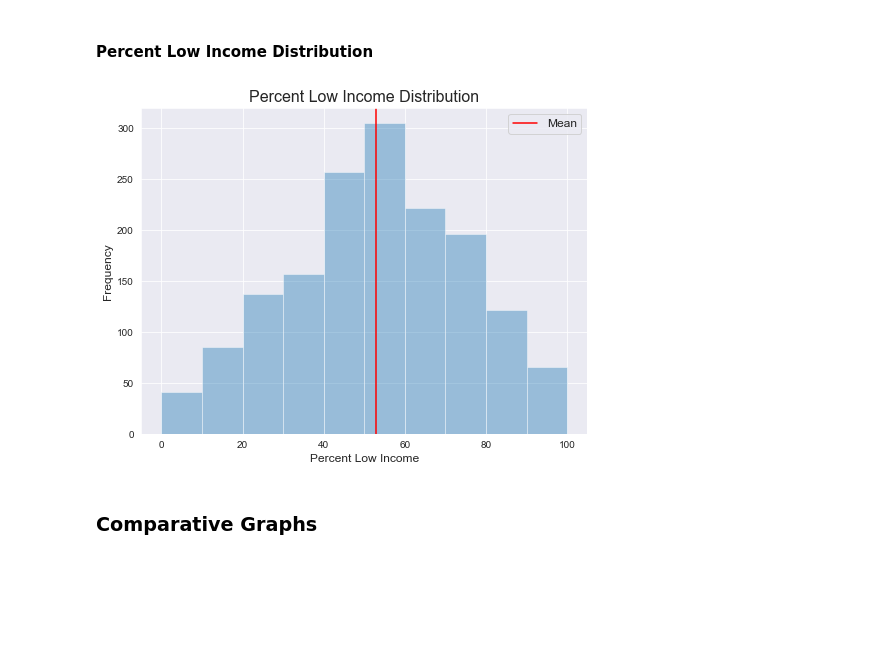
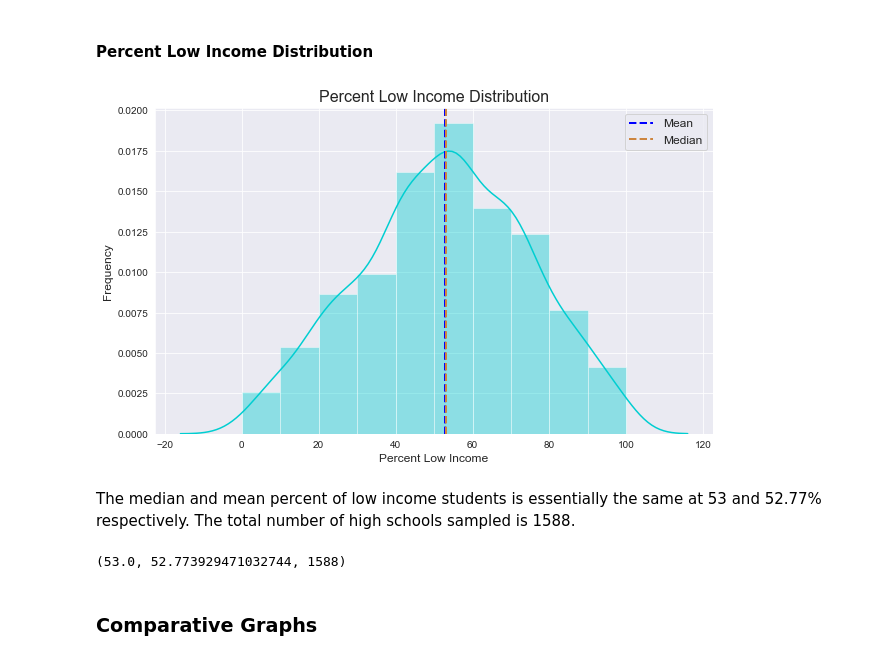
Before and after one commit to MLondon1027/Great-Schools-Ratings, a Jupyter notebook: Capstone_1_EDA.ipynb, the cells around one changed output. Saved outputs shown, nothing was run; the diff lists cells and outputs as text; code cells hidden in the pictures; blank space fills up the shorter version.

Commit message:
new graph

```diff
--- a/Capstone_1_EDA.ipynb
+++ b/Capstone_1_EDA.ipynb
@@ -70,22 +72,29 @@ discrete_histogram(df, 'subratings_Student Progress Rating', 'Student Progress R
 # %% [markdown]
 ### Continuous Distributions
 # %%
-def continuous_histogram(dataframe,column, title, xlabel, ylabel):
-    f, ax = plt.subplots(figsize=(8,6))
+def continuous_histogram(dataframe,column, title, xlabel, ylabel, color):
+    f, ax = plt.subplots(figsize=(10,6))
     sns.set_style("darkgrid")
-    sns.distplot(dataframe[column], bins=10, kde=False)
+    sns.distplot(dataframe[column], bins=10, ax = ax, color = color)
     plt.title(title, fontsize=16)
     plt.xlabel(xlabel, fontsize=12)
     plt.ylabel(ylabel, fontsize=12)
-    plt.axvline(df[column].mean(), color='r', label = 'Mean')
+    plt.axvline(df[column].mean(), color='b', linewidth = 2, linestyle = 'dashed', label = 'Mean')
+    plt.axvline(df[column].median(), color='peru', linewidth = 2, linestyle = 'dashed', label = 'Median')
     plt.legend(prop={'size': 12});
 # %% [markdown]
 #### Percent Low Income Distribution
 # %%
 continuous_histogram(df, 'percentLowIncome', 'Percent Low Income Distribution',
-                   'Percent Low Income', 'Frequency')
+                   'Percent Low Income', 'Frequency', 'darkturquoise')
 # %% [output]
-[figure, old version]
+[figure, new version]
+# %% [markdown]
+The median and mean percent of low income students is essentially the same at 53 and 52.77% respectively. The total number of high schools sampled is 1588.
+# %%
+df['percentLowIncome'].median(), df['percentLowIncome'].mean(), len(df['percentLowIncome'])
+# %% [output]
+(53.0, 52.773929471032744, 1588)
 # %% [markdown]
 ### Comparative Graphs
 # %%
```
Also changed, not shown: parts of 1 cell of this notebook.
